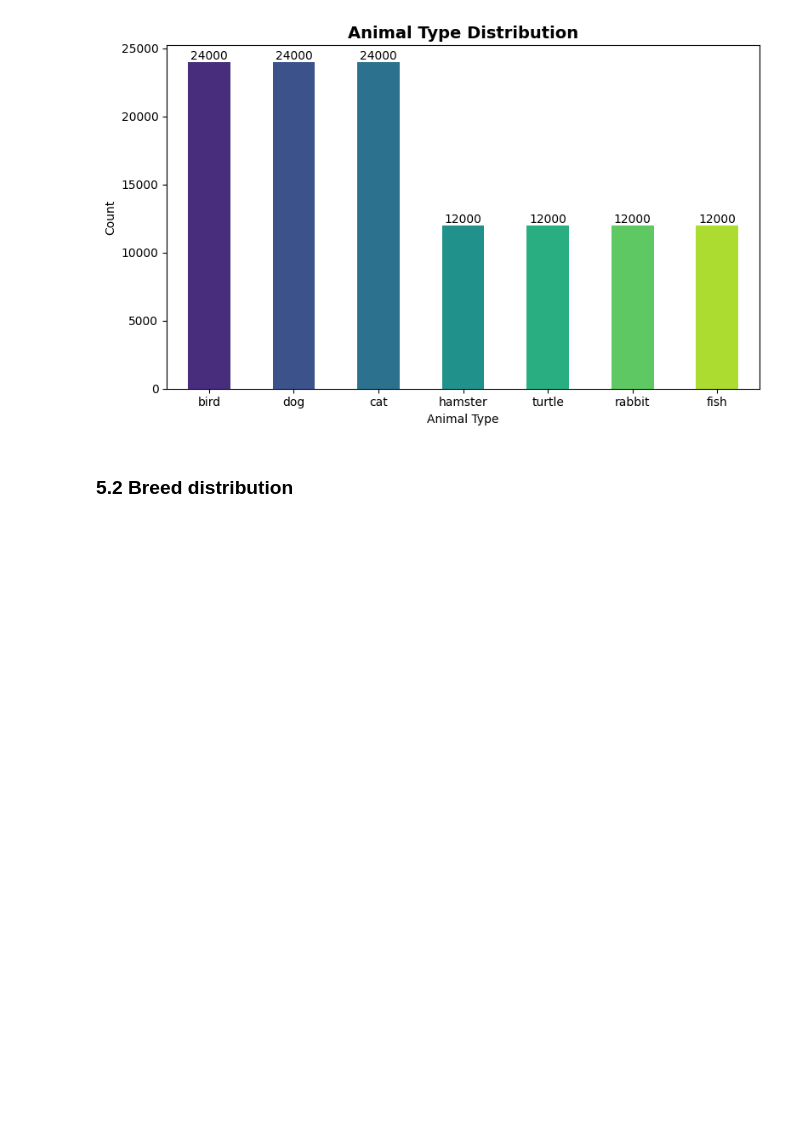
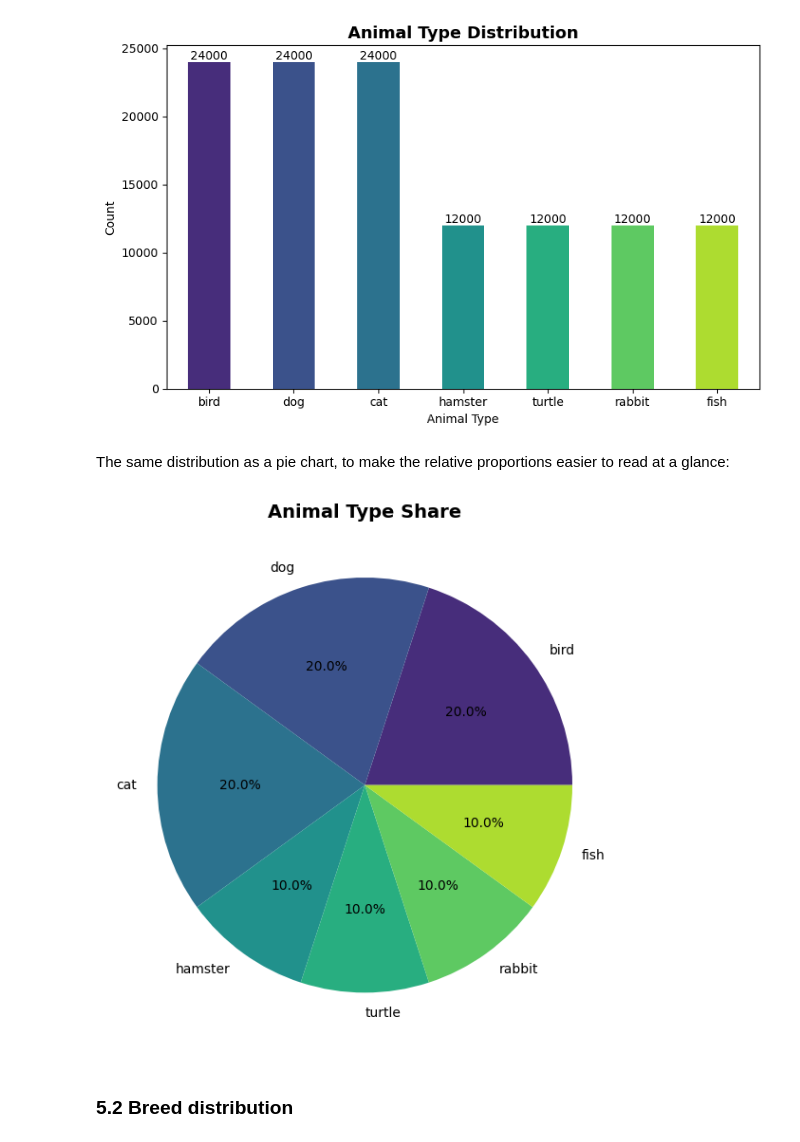
Before and after one commit to Mustafa-Balidi/PetHaven, a Jupyter notebook: ML-Service/Pet_recommendation_ml.ipynb, the cells around one changed output. Saved outputs shown, nothing was run; the diff lists cells and outputs as text; code cells hidden in the pictures; blank space fills up the shorter version.

Commit message:
find dataset and EDA of it

```diff
--- a/ML-Service/Pet_recommendation_ml.ipynb
+++ b/ML-Service/Pet_recommendation_ml.ipynb
@@ -261,6 +269,23 @@ plt.tight_layout()
 plt.show()
 # %% [output]
 [figure]
+# %% [markdown]
+The same distribution as a pie chart, to make the relative proportions easier to read at a glance:
+# %%
+plt.figure(figsize=(6, 6))
+
+dataset['animal_type'].value_counts().plot(
+    kind='pie',
+    autopct='%1.1f%%',
+    colors=sns.color_palette('viridis', dataset['animal_type'].nunique()),
+    ylabel=''
+)
+
+plt.title("Animal Type Share", fontsize=14, fontweight='bold')
+plt.tight_layout()
+plt.show()
+# %% [output]
+[figure, added]
 # %% [markdown]
 ### 5.2 Breed distribution
 # %%
```
Also changed, not shown: parts of 35 cells of this notebook, 1 other file.
